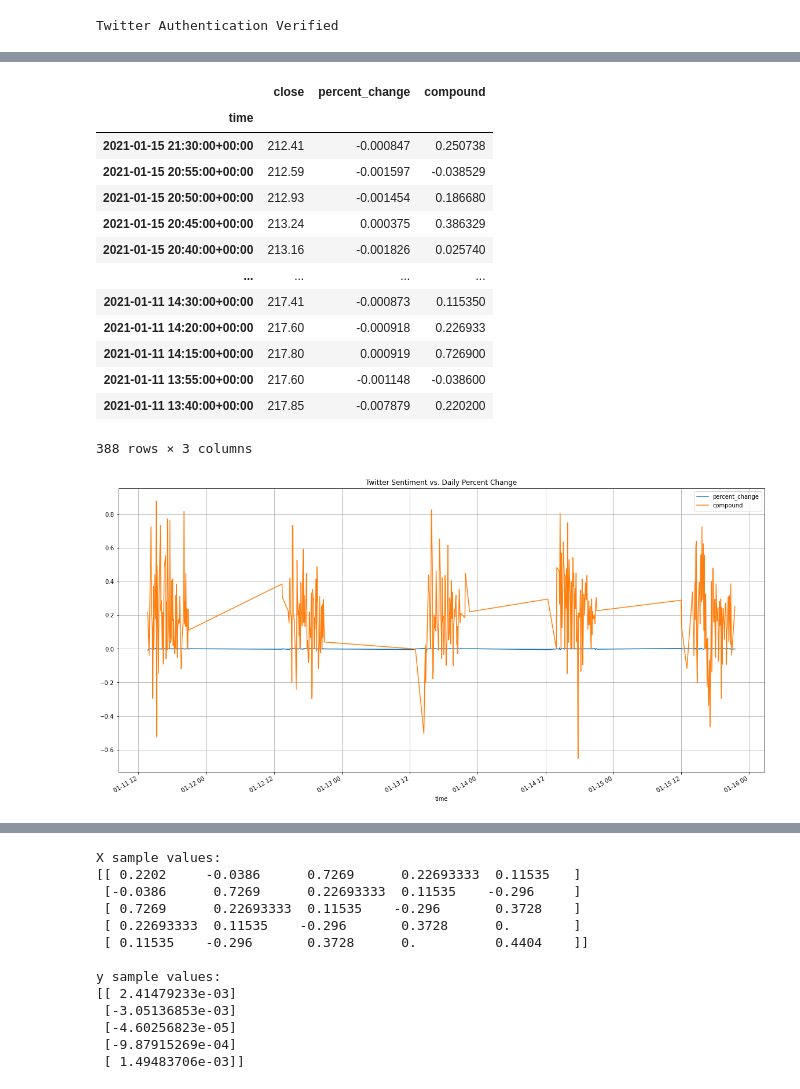
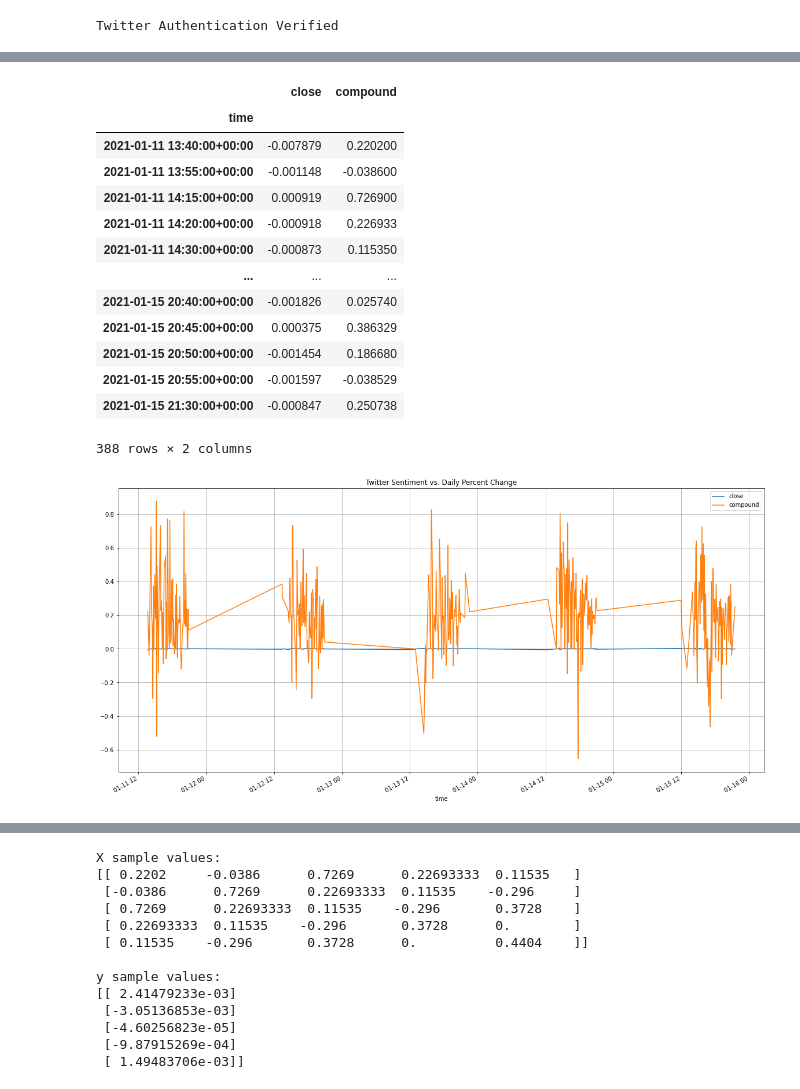
Before and after one commit to albertlk/4A_Trading, a Jupyter notebook: twitter_ml_training.ipynb, the cells around one changed output, grey strips where cells are left out. Saved outputs shown, nothing was run; the diff lists cells and outputs as text; code cells hidden in the pictures.

Commit message:
all sentiment notebboks complete

```diff
--- a/twitter_ml_training.ipynb
+++ b/twitter_ml_training.ipynb
@@ -143,8 +143,8 @@ def daily_returns(ticker, timeframe):
 
     # Get 4 weeks worth of historical data for AAPL
     df = alpaca_api.get_barset(
-        ticker=ticker,
-        timeframe=timeframe,
+        ticker,
+        timeframe,
         limit=None,
         start=past_date,
         end=current_date,
@@ -228,12 +228,12 @@ def twitter_sentiment(search_words, date_since, items):
 """
 ############################################################
 
-def get_avg_sentiment(search_words):
+def get_avg_twitter_sentiment(search_words):
 
     # tweepy variables
     search_words = search_words
     date_since = "2021-01-01"
-    items = 10000
+    items = 500
 
     # call the twitter sentiment function and return a dataframe
     tweets_df = twitter_sentiment(search_words, date_since, items)
@@ -253,17 +253,17 @@ def get_avg_sentiment(search_words):
     # tweets_df.to_csv(r'C:\Users\Kris\Documents\ucb_fintech\Homework\Project2\tweets\msft_tweets.csv')
 
     # Grouping the tweets by Hour and taking their average Hourly sentiment
-    avg_hourly_sentiment = tweets_df.groupby(pd.Grouper(key='date', freq='H')).mean().dropna()
+    avg_sentiment = tweets_df.groupby(pd.Grouper(key='date', freq='H')).mean().dropna()
 
     # Get the normalized sentiment score of -1, 0, 1
-    avg_hourly_sentiment["normalized"] = avg_hourly_sentiment["compound"].apply(lambda x : get_normalized(x))
+    avg_sentiment["normalized"] = avg_sentiment["compound"].apply(lambda x : get_normalized(x))
 
-    return avg_hourly_sentiment
+    return avg_sentiment
 
 
 ############################################################
 """
-    get_ticker_data(ticker):
+    get_ticker_sentiment(ticker):
     Takes 1 argument, ticker to search tweets for.
 
     Scrapes Twitter for given search words.
@@ -273,7 +273,7 @@ def get_avg_sentiment(search_words):
 """
 ############################################################
 
-def get_ticker_data(ticker, timeframe):
+def get_ticker_returns(ticker, timeframe):
 
     # alpaca api variables
     ticker = ticker
@@ -287,13 +287,13 @@ def get_ticker_data(ticker, timeframe):
     daily_df = daily_df.drop(columns=["open", "high", "low", "volume"])
 
     # Get the percent change of the closing prices, drop any NA rows, and reset the index
-    daily_df["percent_change"] = daily_df.pct_change().dropna()
-    #returns_df = daily_df.pct_change().dropna()
+    # daily_df["percent_change"] = daily_df.pct_change().dropna()
+    returns_df = daily_df.pct_change().dropna()
 
     # Grouping the tweets by Hour and taking their average Hourly sentiment
-    #avg_returns = daily_df.groupby(pd.Grouper(key='time', freq='5min')).mean().dropna()
+    # avg_returns = returns_df.groupby(pd.Grouper(level=0, freq='H')).mean().dropna()
 
-    return daily_df
+    return returns_df
 
 
 
@@ -327,7 +327,7 @@ def main_function(twitter_search_word, ticker, timeframe):
     # twitter_sentiment = read_csv("tweets/msft_tweets.csv")
 
     twitter_sentiment = get_avg_sentiment(twitter_search_word)
-    percent_change = get_ticker_data(ticker, timeframe)
+    percent_change = get_ticker_returns(ticker, timeframe)
     combined_df = combine_sentiment_with_close(twitter_sentiment, percent_change)
 
 
@@ -371,34 +356,35 @@ df = pd.read_csv(csvpath, parse_dates=True, index_col="date", infer_datetime_for
 df.drop(columns=["Unnamed: 0", "tweet","positive","negative", "neutral"], inplace=True)
 avg_df = df.groupby(pd.Grouper(level=0, freq=freq)).mean().dropna()
 
-percent_change = get_ticker_data(ticker, timeframe)
+percent_change = get_ticker_returns(ticker, timeframe)
 combined_df = percent_change.join(avg_df).dropna()
-combined_df.sort_values(by="time", axis=0, ascending=False)
+#combined_df.sort_values(by="time", axis=0, ascending=False)
+combined_df
 # %% [output]
-|  | close | percent_change | compound |
-| time |  |  |  |
-| 2021-01-15 21:30:00+00:00 | 212.41 | -0.000847 | 0.250738 |
-| 2021-01-15 20:55:00+00:00 | 212.59 | -0.001597 | -0.038529 |
-| 2021-01-15 20:50:00+00:00 | 212.93 | -0.001454 | 0.186680 |
-| 2021-01-15 20:45:00+00:00 | 213.24 | 0.000375 | 0.386329 |
-| 2021-01-15 20:40:00+00:00 | 213.16 | -0.001826 | 0.025740 |
-| ... | ... | ... | ... |
-| 2021-01-11 14:30:00+00:00 | 217.41 | -0.000873 | 0.115350 |
-| 2021-01-11 14:20:00+00:00 | 217.60 | -0.000918 | 0.226933 |
-| 2021-01-11 14:15:00+00:00 | 217.80 | 0.000919 | 0.726900 |
-| 2021-01-11 13:55:00+00:00 | 217.60 | -0.001148 | -0.038600 |
-| 2021-01-11 13:40:00+00:00 | 217.85 | -0.007879 | 0.220200 |
+|  | close | compound |
+| time |  |  |
+| 2021-01-11 13:40:00+00:00 | -0.007879 | 0.220200 |
+| 2021-01-11 13:55:00+00:00 | -0.001148 | -0.038600 |
+| 2021-01-11 14:15:00+00:00 | 0.000919 | 0.726900 |
+| 2021-01-11 14:20:00+00:00 | -0.000918 | 0.226933 |
+| 2021-01-11 14:30:00+00:00 | -0.000873 | 0.115350 |
+| ... | ... | ... |
+| 2021-01-15 20:40:00+00:00 | -0.001826 | 0.025740 |
+| 2021-01-15 20:45:00+00:00 | 0.000375 | 0.386329 |
+| 2021-01-15 20:50:00+00:00 | -0.001454 | 0.186680 |
+| 2021-01-15 20:55:00+00:00 | -0.001597 | -0.038529 |
+| 2021-01-15 21:30:00+00:00 | -0.000847 | 0.250738 |
-388 rows × 3 columns
+388 rows × 2 columns
 # %%
 combined_df.plot(
-    y=["percent_change","compound"],
+    y=["close","compound"],
     kind="line",
     title= "Twitter Sentiment vs. Daily Percent Change",
     figsize= (20,10),
     grid=True,
 );
 # %% [output]
-[figure, old version]
+[figure, new version]
 # %%
 # Get descriptive stats from the DataFrame
 combined_df.describe()
```
Also changed, not shown: parts of 18 cells of this notebook, 7 other files.
